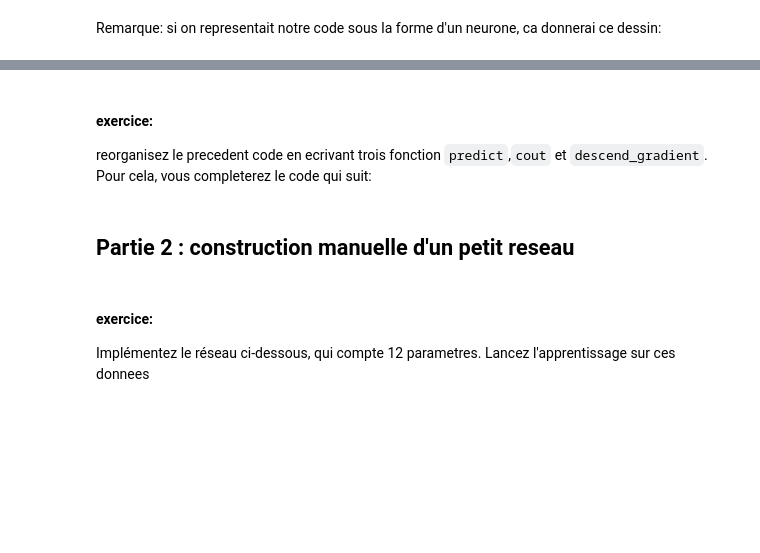
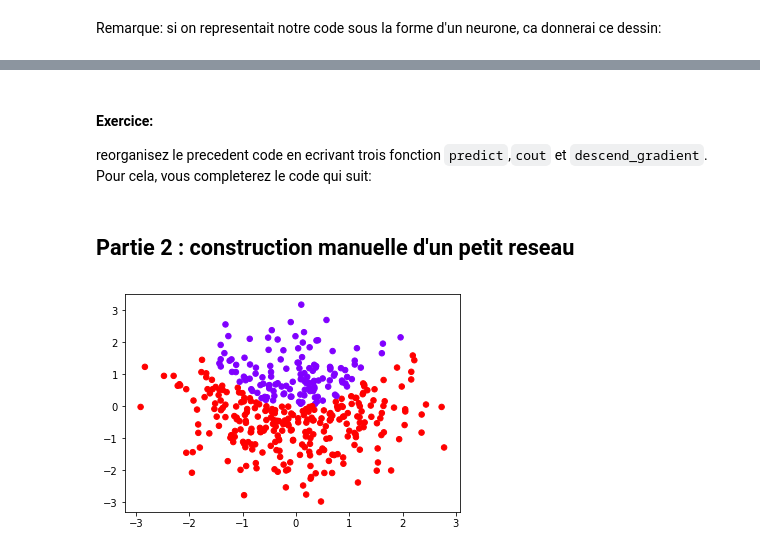
Before and after one commit to yannche/pyCommon2, a Jupyter notebook: import/TP RNN Pytorch/TP_pytorch_rnn.ipynb, the cells around one changed output, grey strips where cells are left out. Cells and saved outputs as stored; diff of their text form; code cells hidden in the pictures; blank space fills up the shorter version.

```diff
--- a/import/TP RNN Pytorch/TP_pytorch_rnn.ipynb
+++ b/import/TP RNN Pytorch/TP_pytorch_rnn.ipynb
@@ -99,7 +112,7 @@ Remarque: si on representait notre code sous la forme d'un neurone, ca donnerai
 # %% [markdown]
 ![alt text](un_neurone.png)
 # %% [markdown]
-#### exercice:
+#### Exercice:
 
 reorganisez le precedent code en ecrivant trois fonction `predict`,`cout` et `descend_gradient`. Pour cela, vous completerez le code qui suit:
 # %%
@@ -150,9 +163,8 @@ visualize_classifier(X, y, partial(predict,beta0=beta0,beta1=beta1,beta2=beta2))
 # %%
 # On va prendre des donnees non separables lineairement:
 X = Variable(t.randn(n,2))
 y = X[:,0]**2-2*X[:,1]>0
 
-visualize_classifier(X,y)
+visualize_pytorch_classifier(X,y)
+# %% [output]
+[figure, added]
-# %% [markdown]
-#### exercice:
-Implémentez le réseau ci-dessous, qui compte 12 parametres. Lancez l'apprentissage sur ces donnees
```
Also changed, not shown: parts of 18 cells of this notebook.
